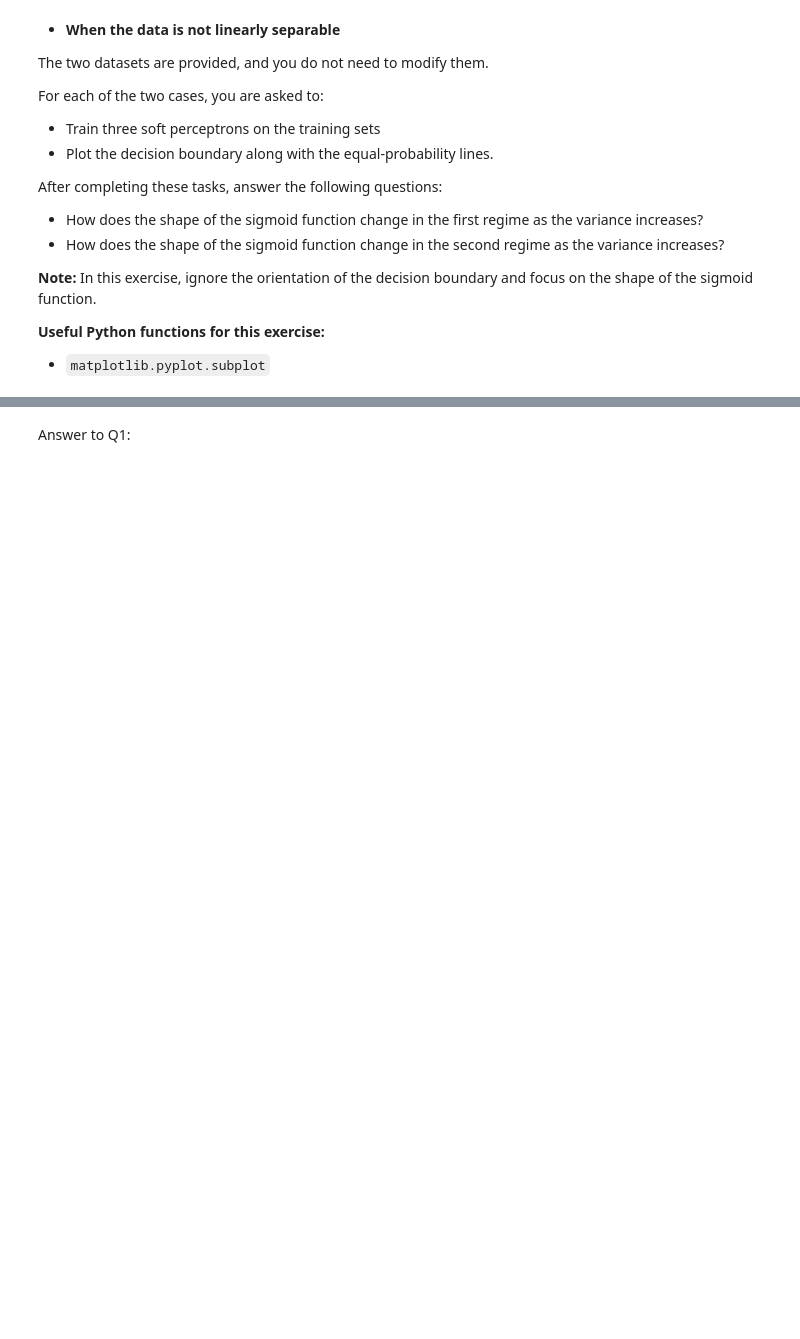
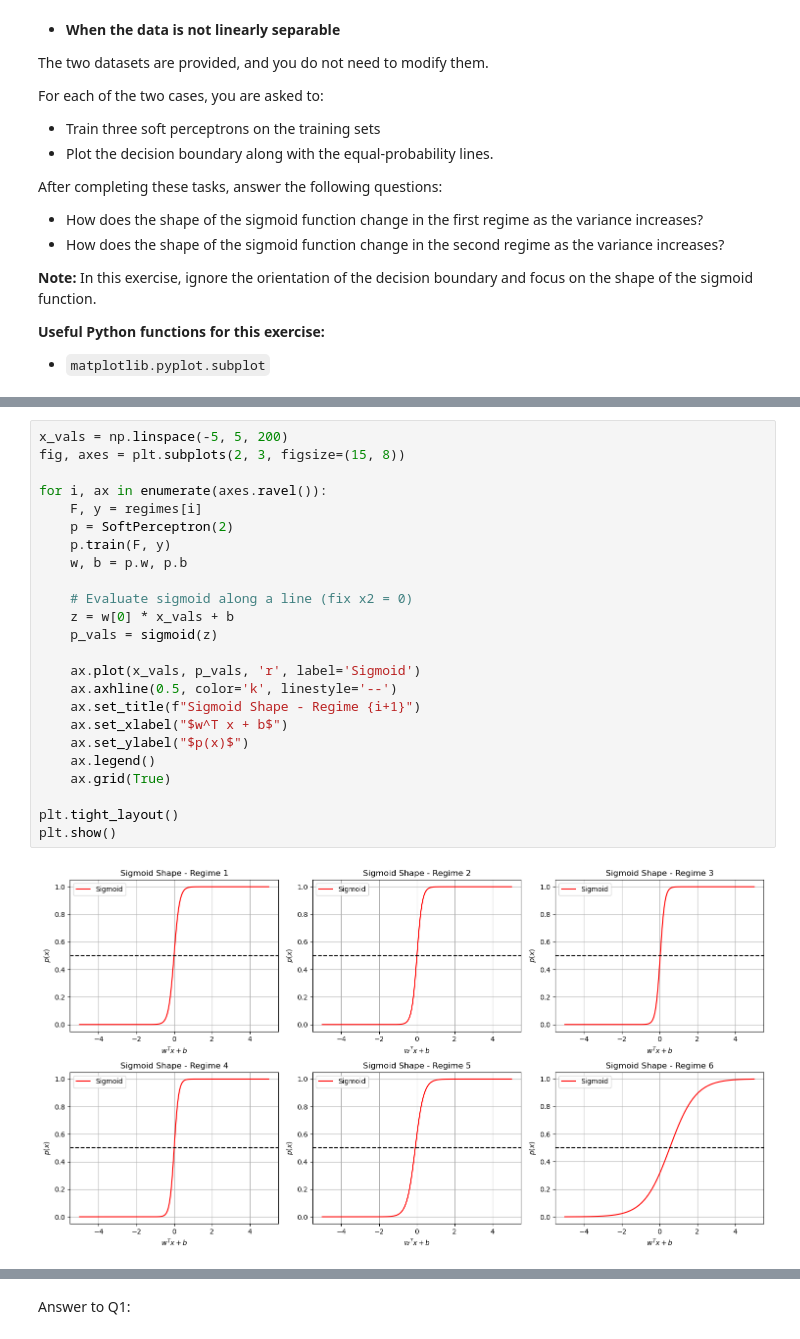
Before and after one commit to HailemariamMersha/Deep_learning, a Jupyter notebook: homework_2.ipynb, the cells around one changed output, grey strips where cells are left out. Drawn from its saved outputs; the diff is of its cells as text; blank space fills up the shorter version.

```diff
--- a/homework_2.ipynb
+++ b/homework_2.ipynb
@@ -399,0 +396,26 @@ plt.show()
+# %%
+x_vals = np.linspace(-5, 5, 200)
+fig, axes = plt.subplots(2, 3, figsize=(15, 8))
+
+for i, ax in enumerate(axes.ravel()):
+    F, y = regimes[i]
+    p = SoftPerceptron(2)
+    p.train(F, y)
+    w, b = p.w, p.b
+
+    # Evaluate sigmoid along a line (fix x2 = 0)
+    z = w[0] * x_vals + b
+    p_vals = sigmoid(z)
+
+    ax.plot(x_vals, p_vals, 'r', label='Sigmoid')
+    ax.axhline(0.5, color='k', linestyle='--')
+    ax.set_title(f"Sigmoid Shape - Regime {i+1}")
+    ax.set_xlabel("$w^T x + b$")
+    ax.set_ylabel("$p(x)$")
+    ax.legend()
+    ax.grid(True)
+
+plt.tight_layout()
+plt.show()
+# %% [output]
+[figure, added]
```
Also changed, not shown: parts of 26 cells of this notebook.
